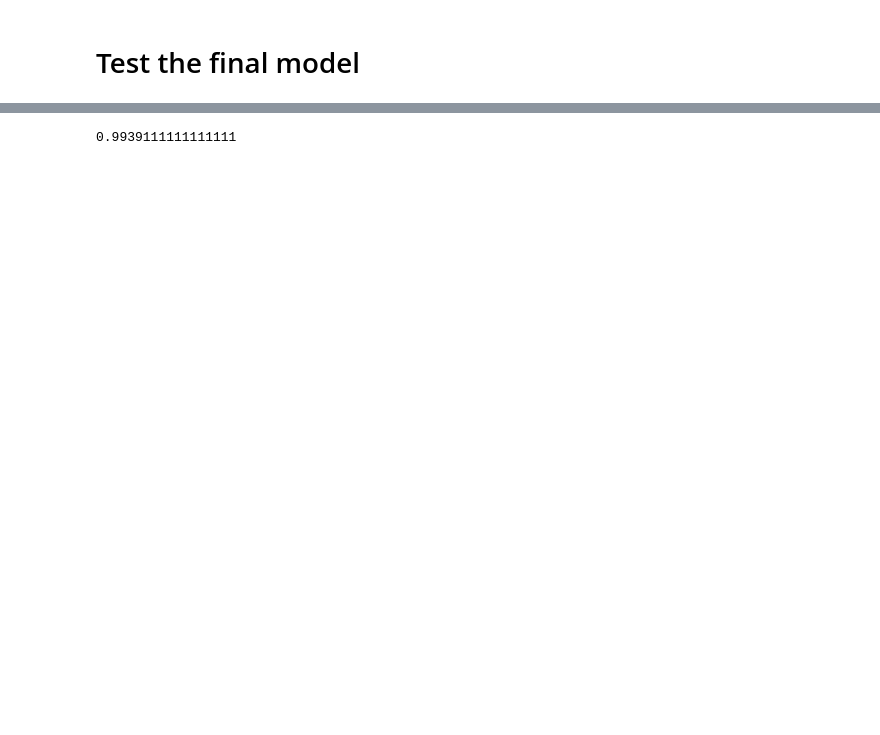
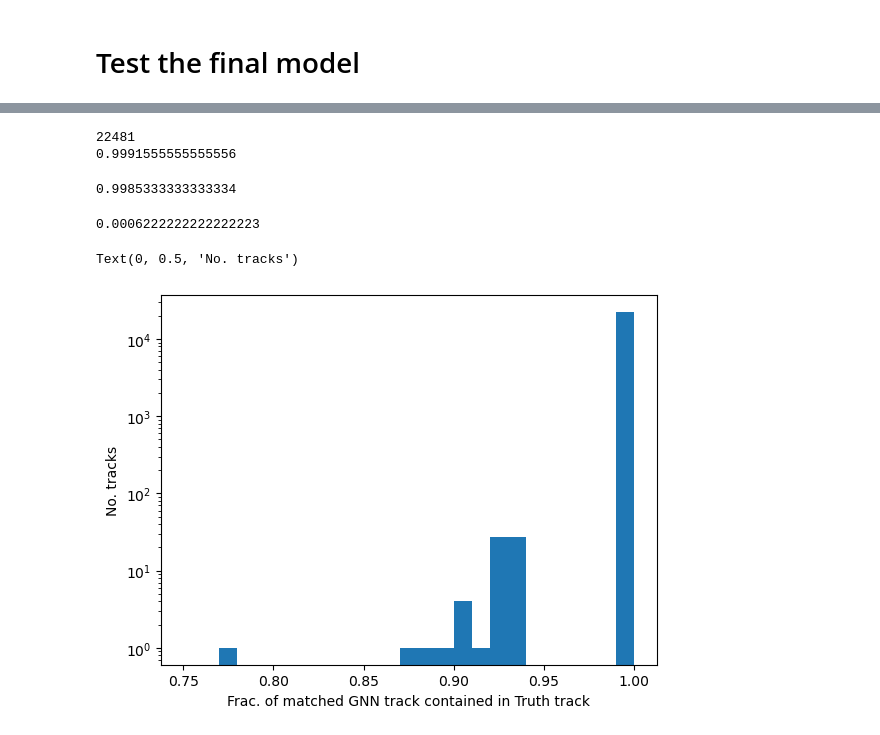
Before and after one commit to mghrear/GNN-tracking-ldmx, a Jupyter notebook: LDMX_IN.ipynb, the cells around one changed output, grey strips where cells are left out. Drawn from its saved outputs; the diff is of its cells as text; code cells hidden in the pictures; blank space fills up the shorter version.

Commit message:
adding track level assement

```diff
--- a/LDMX_IN.ipynb
+++ b/LDMX_IN.ipynb
@@ -177,9 +207,40 @@ GTT.plot_pyg_graph_3d(data, plot_truth=True, plot_pred=True)
+# %%
+GNN_tracks = len(tracks)
+Truth_tracks = len(truth_tracks)
+
+matched_tracks = 0
+fracs_contained = []
+fracs_uncontained = []
+
+
+for truth_track in truth_tracks:
+    for index, track in enumerate(tracks):
+
+        # Find fraction of the GNN track that is contained in the truth track
+        matches = (track.x[:, None, :] == truth_track[None, :, :]).all(dim=2).any(dim=1)
+        count = matches.sum().item()
+        frac_contained = count/track.x.shape[0]
+
+        # If we find a matching GNN track, record relevant data, remove GNN track from list, and break
+        if frac_contained >= 0.75:
+            # Find fraction of hits not present in truth track
+            uncount = (~matches).sum().item()
+            frac_uncontained = uncount/track.x.shape[0]
+
+            matched_tracks += 1
+            fracs_contained += [frac_contained]
+            fracs_uncontained += [frac_uncontained]
+            del tracks[index]
+            break
+
+unmatched_tracks = GNN_tracks-matched_tracks
 # %%
 # Run track building
+test_tracks = GTT.PrimitiveTrackBuilder(model, device, test_loader, thld=0.5, min_nodes = 5, use_truth_labels = False)
+test_tracks.head()
 
-test_tracks = GTT.PrimitiveTrackBuilder(model, device, test_loader, thld=0.5, min_nodes =4)
-test_tracks.head()
+print(len(test_tracks))
+print(len(test_tracks)/22500)
+# %% [output]
+22481
+0.9991555555555556
-# %%
-22363/22500
-# %% [output]
-0.9939111111111111
@@ -185,0 +314,18 @@ test_tracks.head()
+# %%
+# Track efficiency
+matched_tracks/Truth_tracks
+# %% [output]
+0.9985333333333334
+# %%
+# Fake rate
+(GNN_tracks-matched_tracks)/Truth_tracks
+# %% [output]
+0.0006222222222222223
+# %%
+plt.hist(fracs_contained,bins=np.arange(0.75,1.002,0.01))
+plt.yscale('log')
+plt.xlabel("Frac. of matched GNN track contained in Truth track")
+plt.ylabel("No. tracks")
+# %% [output]
+Text(0, 0.5, 'No. tracks')
+[figure, added]
```
Also changed, not shown: parts of 11 cells of this notebook, 2 other files.
